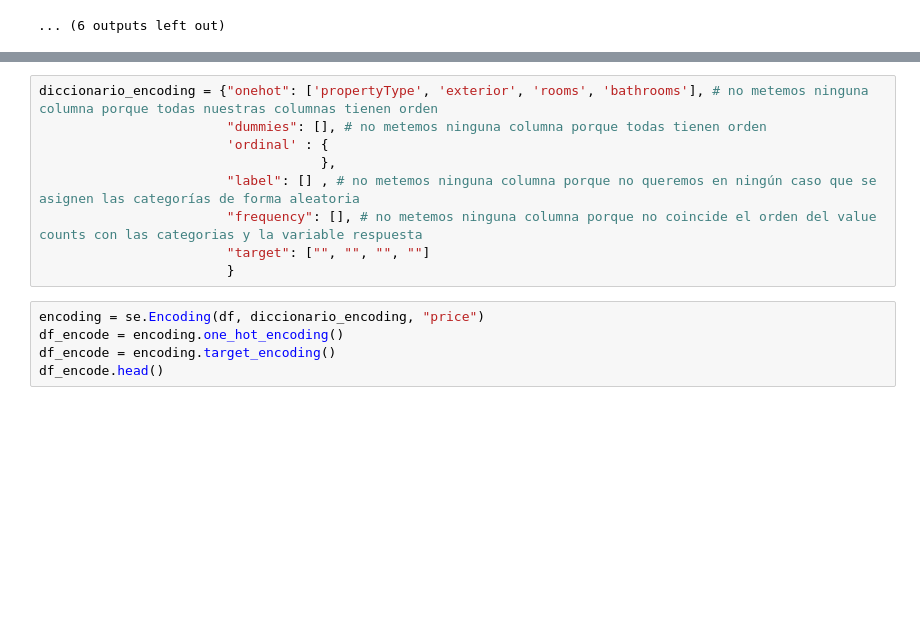
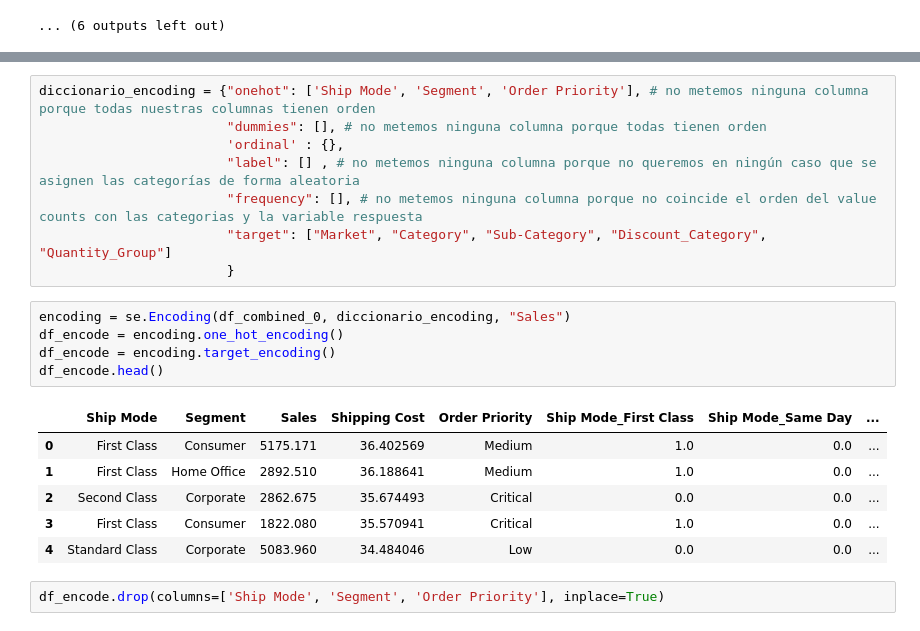
Before and after one commit to ngcarvajall/Proyecto9_Clustering_Regresion, a Jupyter notebook: Notebooks/Predict_Clus_0.ipynb, the cells around one changed output, grey strips where cells are left out. Saved outputs shown, nothing was run; the diff lists cells and outputs as text; blank space fills up the shorter version.

```diff
--- a/Notebooks/Predict_Clus_0.ipynb
+++ b/Notebooks/Predict_Clus_0.ipynb
@@ -456,14 +463,22 @@ Resultados de buscar las diferencias entre mis columnas categóricas:
 # %%
-diccionario_encoding = {"onehot": ['propertyType', 'exterior', 'rooms', 'bathrooms'], # no metemos ninguna columna porque todas nuestras columnas tienen orden
+diccionario_encoding = {"onehot": ['Ship Mode', 'Segment', 'Order Priority'], # no metemos ninguna columna porque todas nuestras columnas tienen orden
                         "dummies": [], # no metemos ninguna columna porque todas tienen orden
-                        'ordinal' : {
-                                    },
+                        'ordinal' : {},
                         "label": [] , # no metemos ninguna columna porque no queremos en ningún caso que se asignen las categorías de forma aleatoria
                         "frequency": [], # no metemos ninguna columna porque no coincide el orden del value counts con las categorias y la variable respuesta
-                        "target": ["", "", "", ""]
+                        "target": ["Market", "Category", "Sub-Category", "Discount_Category", "Quantity_Group"]
                         }
 # %%
-encoding = se.Encoding(df, diccionario_encoding, "price")
+encoding = se.Encoding(df_combined_0, diccionario_encoding, "Sales")
 df_encode = encoding.one_hot_encoding()
 df_encode = encoding.target_encoding()
 df_encode.head()
+# %% [output]
+|  | Ship Mode | Segment | Sales | Shipping Cost | Order Priority | Ship Mode_First Class | Ship Mode_Same Day | ... |
+| 0 | First Class | Consumer | 5175.171 | 36.402569 | Medium | 1.0 | 0.0 | ... |
+| 1 | First Class | Home Office | 2892.510 | 36.188641 | Medium | 1.0 | 0.0 | ... |
+| 2 | Second Class | Corporate | 2862.675 | 35.674493 | Critical | 0.0 | 0.0 | ... |
+| 3 | First Class | Consumer | 1822.080 | 35.570941 | Critical | 1.0 | 0.0 | ... |
+| 4 | Standard Class | Corporate | 5083.960 | 34.484046 | Low | 0.0 | 0.0 | ... |
+# %%
+df_encode.drop(columns=['Ship Mode', 'Segment', 'Order Priority'], inplace=True)
```
Also changed, not shown: parts of 7 cells of this notebook, 2 other files.
